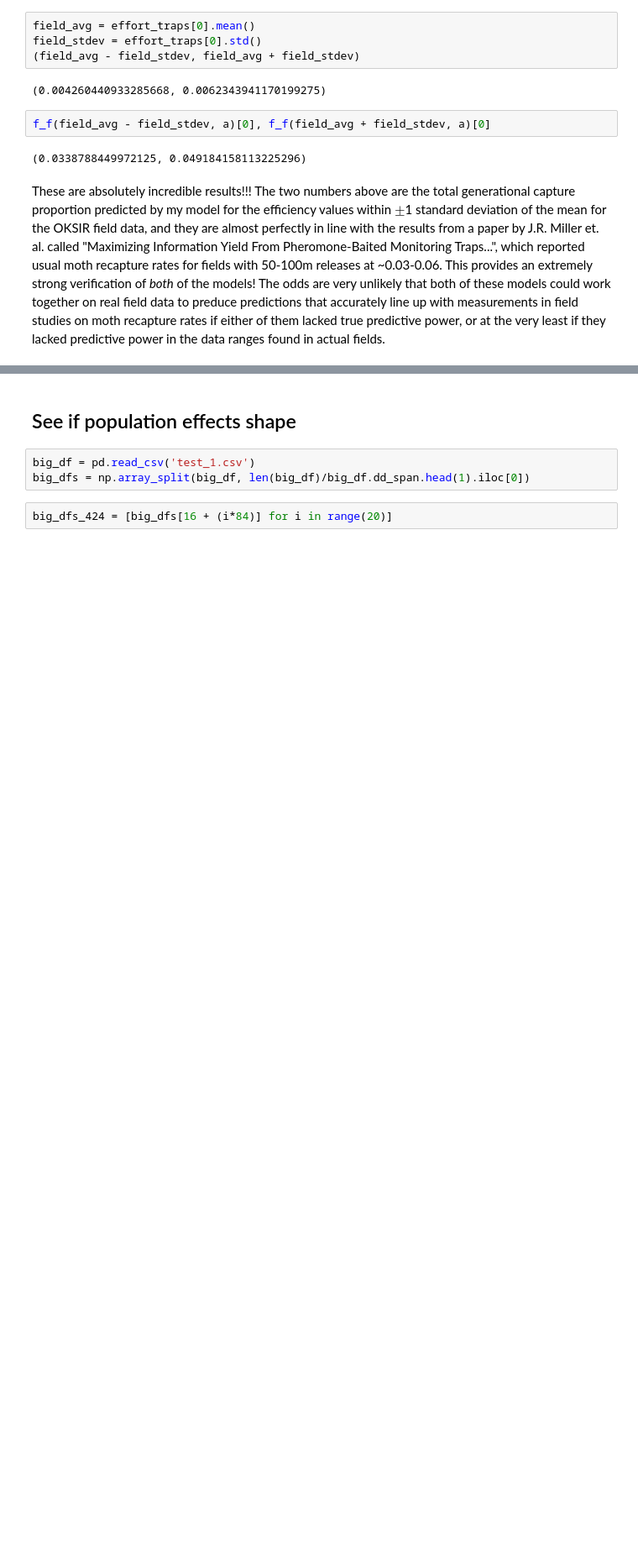
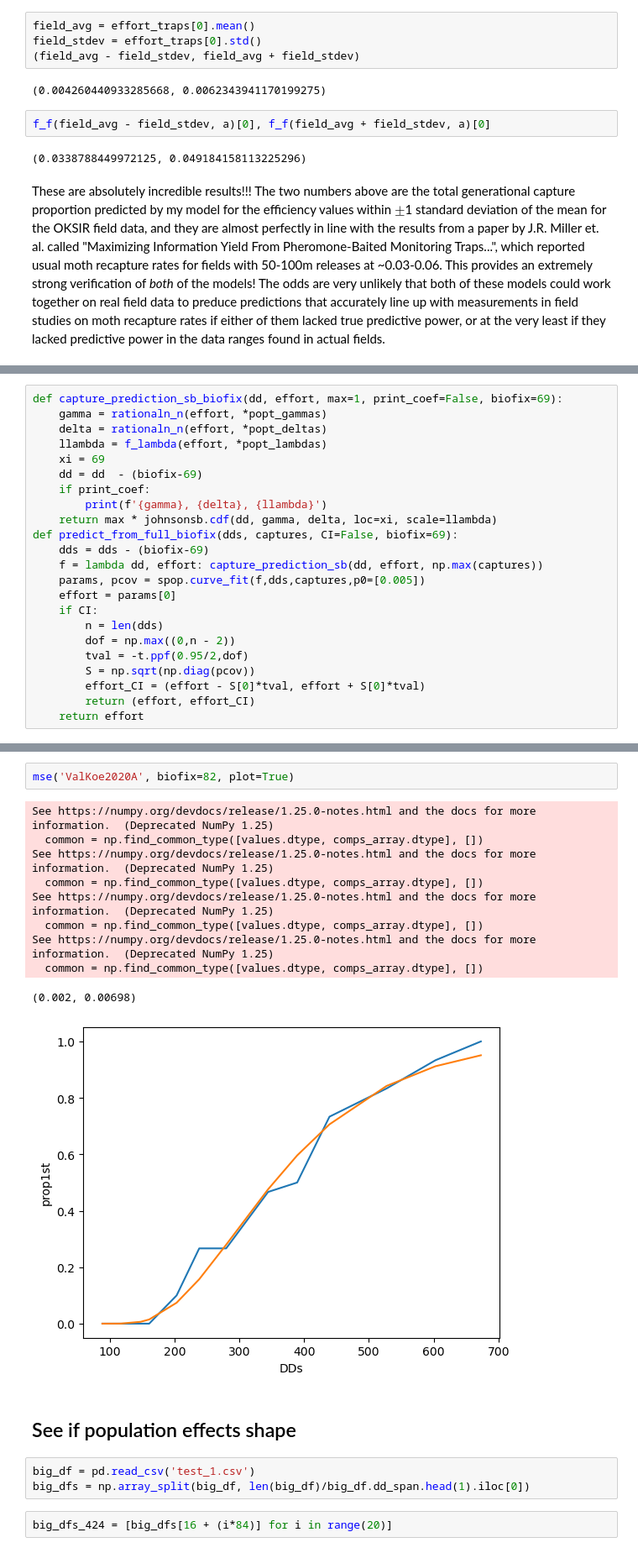
Before and after one commit to PacificBird/InsectPhenologyCaptureSim, a Jupyter notebook: multi_analysis.ipynb, the cells around one changed output, grey strips where cells are left out. Shown at 84% size. Saved outputs shown, nothing was run; the diff lists cells and outputs as text; blank space fills up the shorter version.

```diff
--- a/multi_analysis.ipynb
+++ b/multi_analysis.ipynb
@@ -1207,0 +1212,23 @@ These are absolutely incredible results!!! The two numbers above are the total g
+# %%
+def capture_prediction_sb_biofix(dd, effort, max=1, print_coef=False, biofix=69):
+    gamma = rationaln_n(effort, *popt_gammas)
+    delta = rationaln_n(effort, *popt_deltas)
+    llambda = f_lambda(effort, *popt_lambdas)
+    xi = 69
+    dd = dd  - (biofix-69)
+    if print_coef:
+        print(f'{gamma}, {delta}, {llambda}')
+    return max * johnsonsb.cdf(dd, gamma, delta, loc=xi, scale=llambda)
+def predict_from_full_biofix(dds, captures, CI=False, biofix=69):
+    dds = dds - (biofix-69)
+    f = lambda dd, effort: capture_prediction_sb(dd, effort, np.max(captures))
+    params, pcov = spop.curve_fit(f,dds,captures,p0=[0.005])
+    effort = params[0]
+    if CI:
+        n = len(dds)
+        dof = np.max((0,n - 2))
+        tval = -t.ppf(0.95/2,dof)
+        S = np.sqrt(np.diag(pcov))
+        effort_CI = (effort - S[0]*tval, effort + S[0]*tval)
+        return (effort, effort_CI)
+    return effort
@@ -1208,3 +1436,16 @@ These are absolutely incredible results!!! The two numbers above are the total g
+# %%
+mse('ValKoe2020A', biofix=82, plot=True)
+# %% [output]
+See https://numpy.org/devdocs/release/1.25.0-notes.html and the docs for more information.  (Deprecated NumPy 1.25)
+  common = np.find_common_type([values.dtype, comps_array.dtype], [])
+See https://numpy.org/devdocs/release/1.25.0-notes.html and the docs for more information.  (Deprecated NumPy 1.25)
+  common = np.find_common_type([values.dtype, comps_array.dtype], [])
+See https://numpy.org/devdocs/release/1.25.0-notes.html and the docs for more information.  (Deprecated NumPy 1.25)
+  common = np.find_common_type([values.dtype, comps_array.dtype], [])
+See https://numpy.org/devdocs/release/1.25.0-notes.html and the docs for more information.  (Deprecated NumPy 1.25)
+  common = np.find_common_type([values.dtype, comps_array.dtype], [])
+(0.002, 0.00698)
+[figure, added]
 # %% [markdown]
 ## See if population effects shape
 # %%
```
Also changed, not shown: parts of 56 cells of this notebook.
